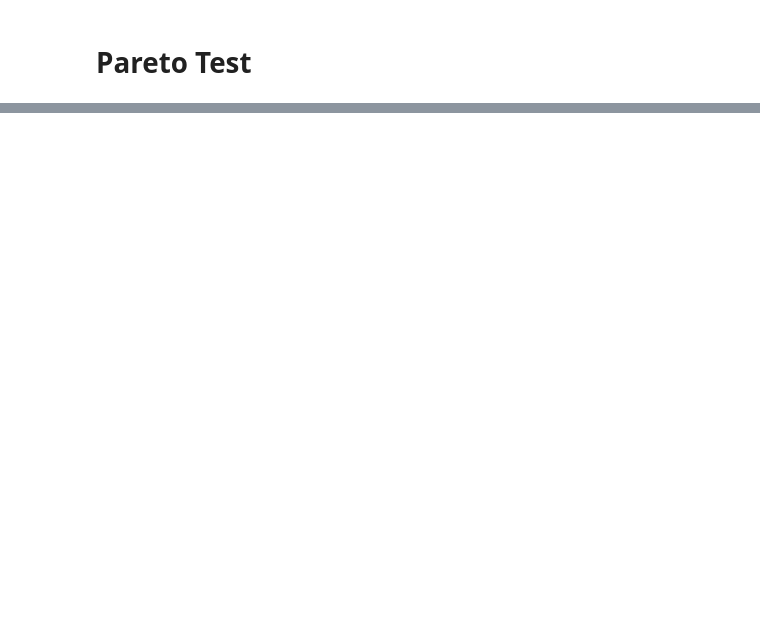
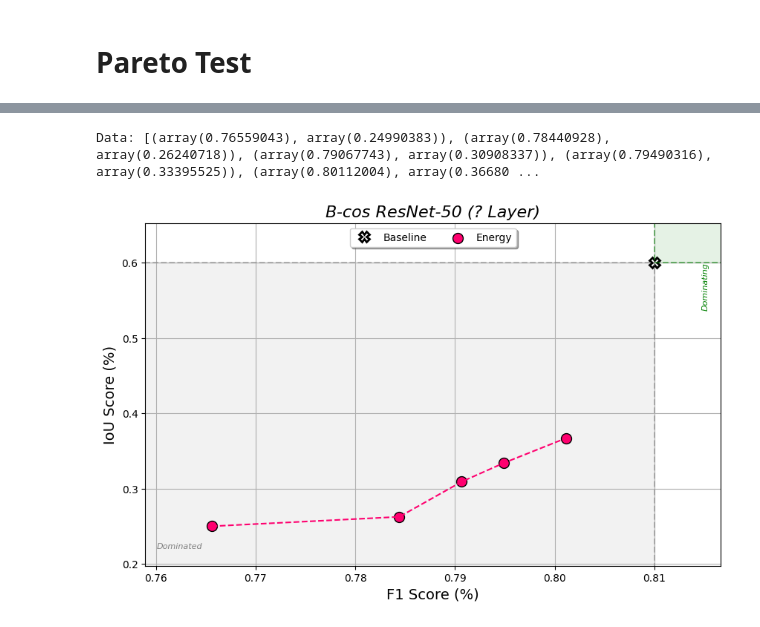
Before and after one commit to rensdebee/FACTifAI_2024_3, a Jupyter notebook: visualisations.ipynb, the cells around one changed output, grey strips where cells are left out. Saved outputs shown, nothing was run; the diff lists cells and outputs as text; code cells hidden in the pictures; blank space fills up the shorter version.

```diff
--- a/visualisations.ipynb
+++ b/visualisations.ipynb
@@ -401,0 +452,24 @@ plot_pareto_curve(
+# %%
+# Bcos - F-Score, BB-Loc (EPG) Pareto Curve
+root_folder = './ptest8/VOC2007/TEST'
+data_f1_epg = load_pareto_data_from_file_names(root_folder, metrics=('f_score', 'iou_score'))
+
+print('Data:', data_f1_epg)
+
+energy_data = data_f1_epg
+l1_data = []
+ppce_data = []
+rrr_data = []
+
+plot_pareto_curve(
+    baseline_data=(0.81, 0.6),
+    energy_data=energy_data,
+    l1_data=l1_data,
+    ppce_data=ppce_data,
+    rrr_data=rrr_data,
+    x_label='F1 Score (%)',
+    y_label='IoU Score (%)',
+    title='B-cos ResNet-50 (? Layer)')
+# %% [output]
+Data: [(array(0.76559043), array(0.24990383)), (array(0.78440928), array(0.26240718)), (array(0.79067743), array(0.30908337)), (array(0.79490316), array(0.33395525)), (array(0.80112004), array(0.36680 ...
+[figure, added]
```
Also changed, not shown: parts of 14 cells of this notebook, 15 other files.
